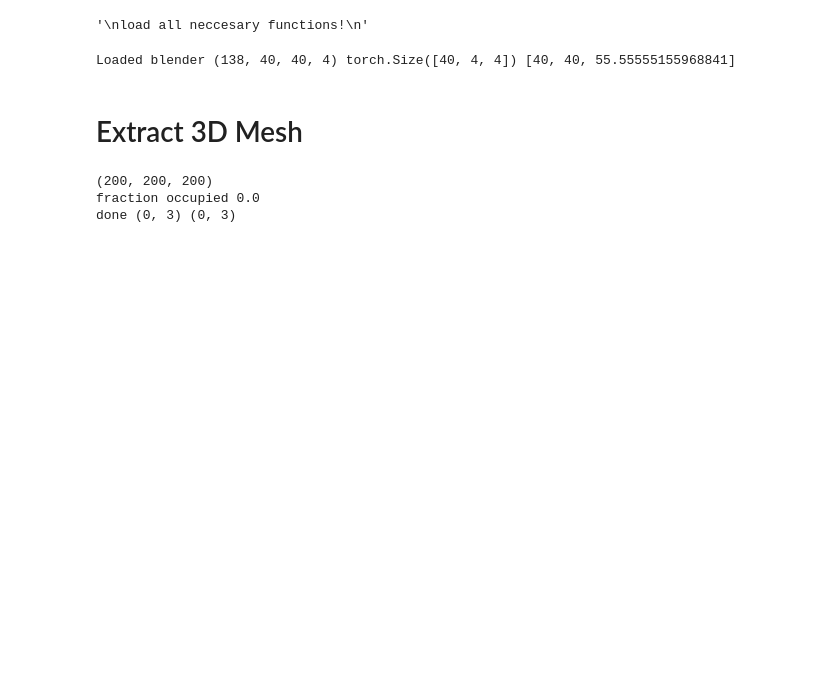
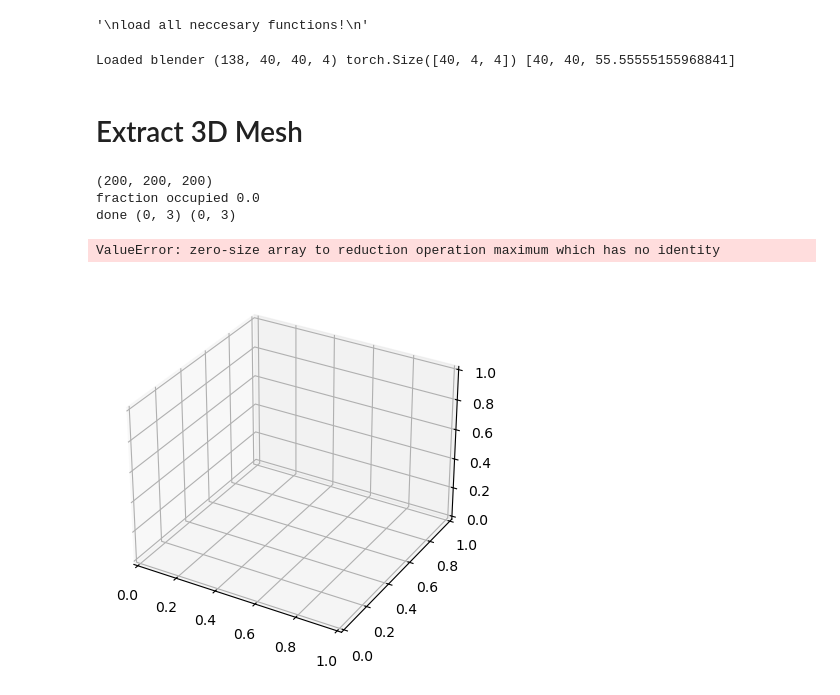
Before and after one commit to tudi72/2023_MINI_NERF, a Jupyter notebook: NovelViews_Student.ipynb, the cells around one changed output. Cells and saved outputs as stored; diff of their text form; code cells hidden in the pictures; blank space fills up the shorter version.

```diff
--- a/NovelViews_Student.ipynb
+++ b/NovelViews_Student.ipynb
@@ -198,5 +198,16 @@ _ = mesh.export(os.path.join(save_folder_train_img, 'mesh.obj'.format(j)))
 (200, 200, 200)
 fraction occupied 0.0
 done (0, 3) (0, 3)
+# %%
+import matplotlib.pyplot as plt
+
+fig = plt.figure()
+ax = fig.add_subplot(projection='3d')
+
+
+ax.plot_trisurf(mesh.vertices[:, 0], mesh.vertices[:,1], mesh.vertices[:,2], triangles=mesh.faces)
+# %% [output]
+ValueError: zero-size array to reduction operation maximum which has no identity
+[figure, added]
 # %%
 mesh.show()
```
Also changed, not shown: parts of 1 cell of this notebook, 1 other file.
